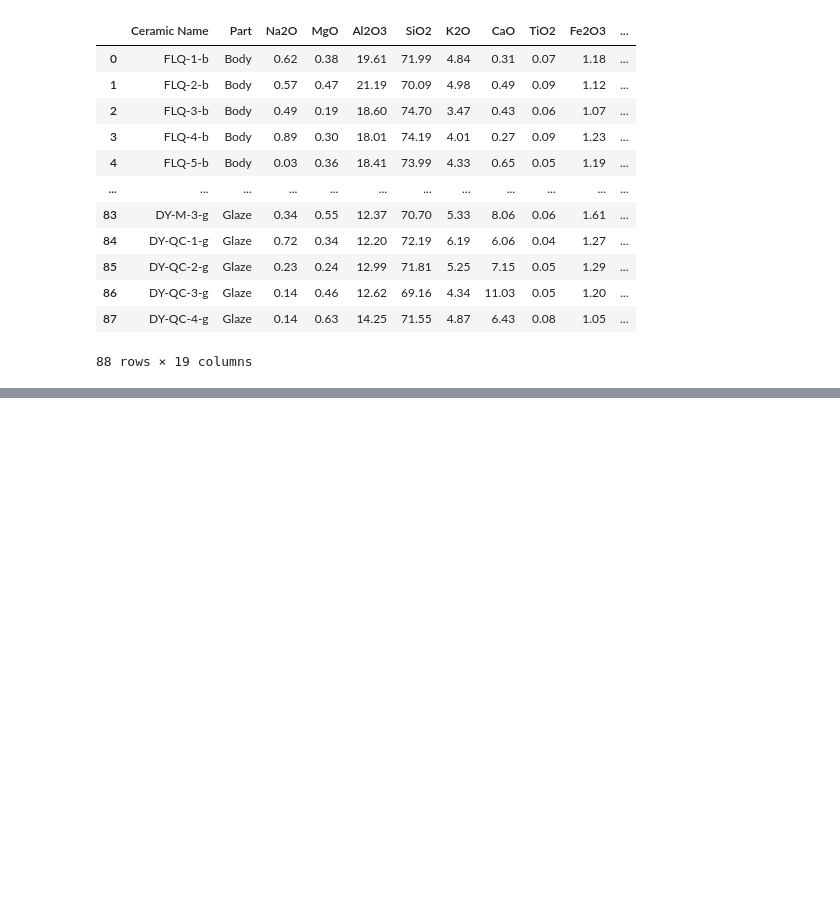
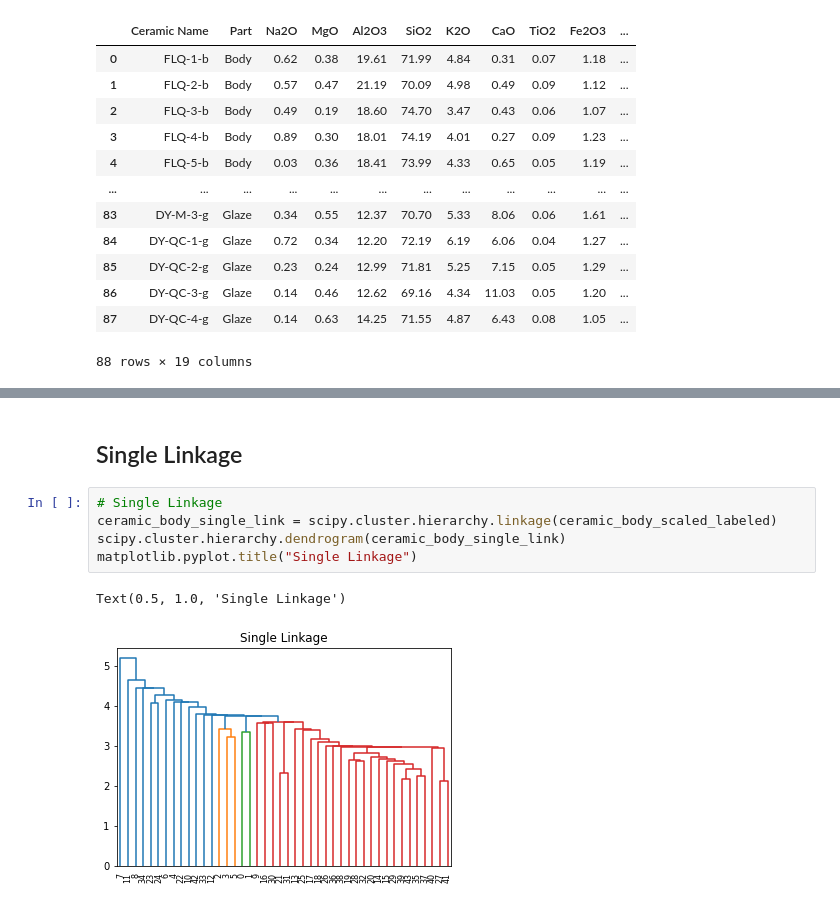
Before and after one commit to MikuAuahDark/ml-assignment-2, a Jupyter notebook: main.ipynb, the cells around one changed output, grey strips where cells are left out. Cells and saved outputs as stored; diff of their text form; blank space fills up the shorter version.

```diff
--- a/main.ipynb
+++ b/main.ipynb
@@ -67,0 +207,11 @@ ceramic_processed
+# %% [markdown]
+Single Linkage
+-----
+# %%
+# Single Linkage
+ceramic_body_single_link = scipy.cluster.hierarchy.linkage(ceramic_body_scaled_labeled)
+scipy.cluster.hierarchy.dendrogram(ceramic_body_single_link)
+matplotlib.pyplot.title("Single Linkage")
+# %% [output]
+Text(0.5, 1.0, 'Single Linkage')
+[figure, added]
```
Also changed, not shown: parts of 25 cells of this notebook, 1 other file.
